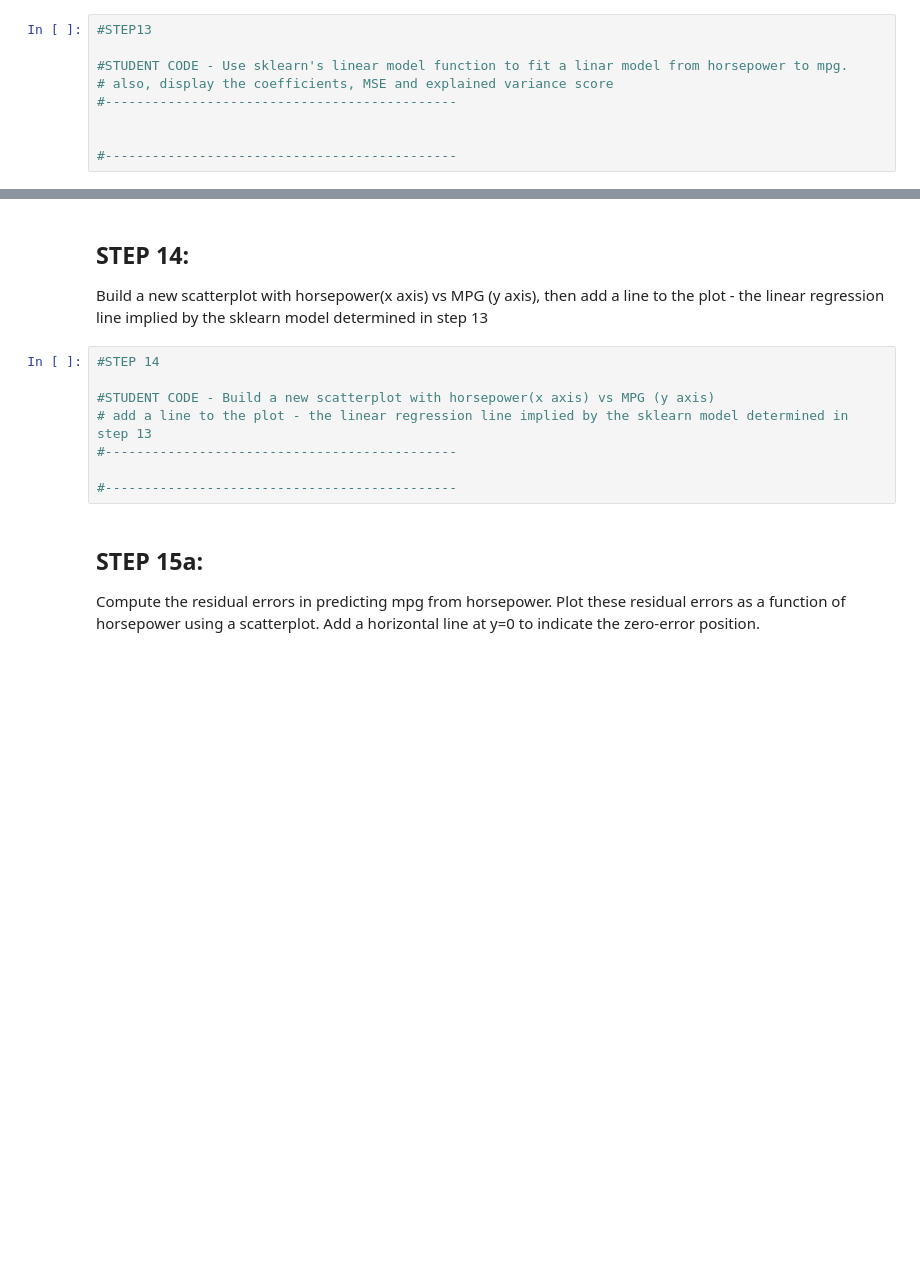
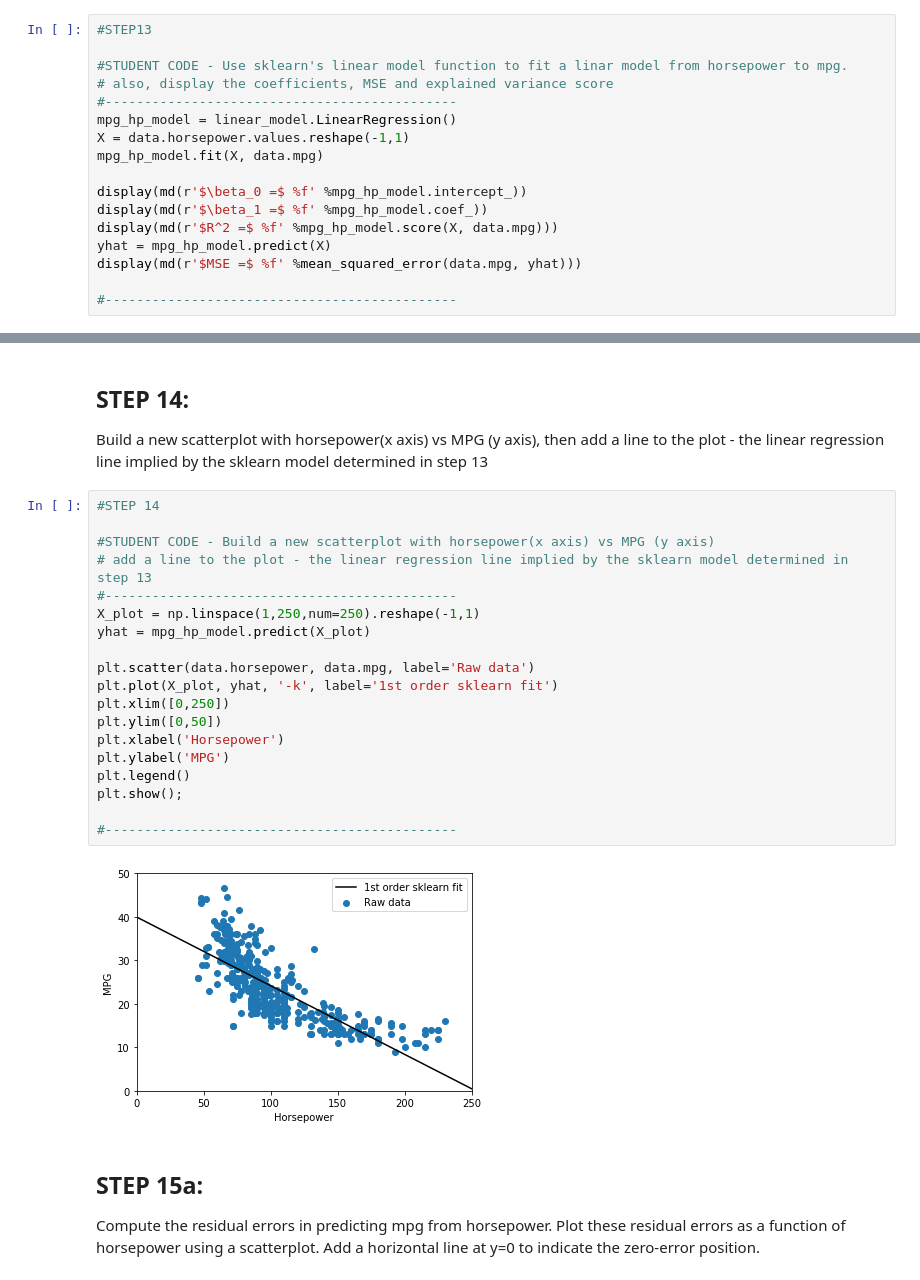
Before and after one commit to mdemore2/CSCE623, a Jupyter notebook: Homework/HW1/Demore_HW1.ipynb, the cells around one changed output, grey strips where cells are left out. Drawn from its saved outputs; the diff is of its cells as text; blank space fills up the shorter version.

```diff
--- a/Homework/HW1/Demore_HW1.ipynb
+++ b/Homework/HW1/Demore_HW1.ipynb
@@ -280,6 +318,14 @@ Use sklearn's linear model function to fit a linar model from horsepower to mpg.
 #STUDENT CODE - Use sklearn's linear model function to fit a linar model from horsepower to mpg.
 # also, display the coefficients, MSE and explained variance score
 #---------------------------------------------
+mpg_hp_model = linear_model.LinearRegression()
+X = data.horsepower.values.reshape(-1,1)
+mpg_hp_model.fit(X, data.mpg)
 
+display(md(r'$\beta_0 =$ %f' %mpg_hp_model.intercept_))
+display(md(r'$\beta_1 =$ %f' %mpg_hp_model.coef_))
+display(md(r'$R^2 =$ %f' %mpg_hp_model.score(X, data.mpg)))
+yhat = mpg_hp_model.predict(X)
+display(md(r'$MSE =$ %f' %mean_squared_error(data.mpg, yhat)))
 
 #---------------------------------------------
@@ -289,11 +340,24 @@ Build a new scatterplot with horsepower(x axis) vs MPG (y axis), then add a line
 # %%
 #STEP 14
 
 #STUDENT CODE - Build a new scatterplot with horsepower(x axis) vs MPG (y axis)
 # add a line to the plot - the linear regression line implied by the sklearn model determined in step 13
 #---------------------------------------------
+X_plot = np.linspace(1,250,num=250).reshape(-1,1)
+yhat = mpg_hp_model.predict(X_plot)
+
+plt.scatter(data.horsepower, data.mpg, label='Raw data')
+plt.plot(X_plot, yhat, '-k', label='1st order sklearn fit')
+plt.xlim([0,250])
+plt.ylim([0,50])
+plt.xlabel('Horsepower')
+plt.ylabel('MPG')
+plt.legend()
+plt.show();
 
 #---------------------------------------------
+# %% [output]
+[figure, added]
 # %% [markdown]
 ## STEP 15a:
 Compute the residual errors in predicting mpg from horsepower.  Plot these residual errors as a function of horsepower using a scatterplot.  Add a horizontal line at y=0 to indicate the zero-error position.
```
Also changed, not shown: parts of 15 cells of this notebook, 1 other file.
